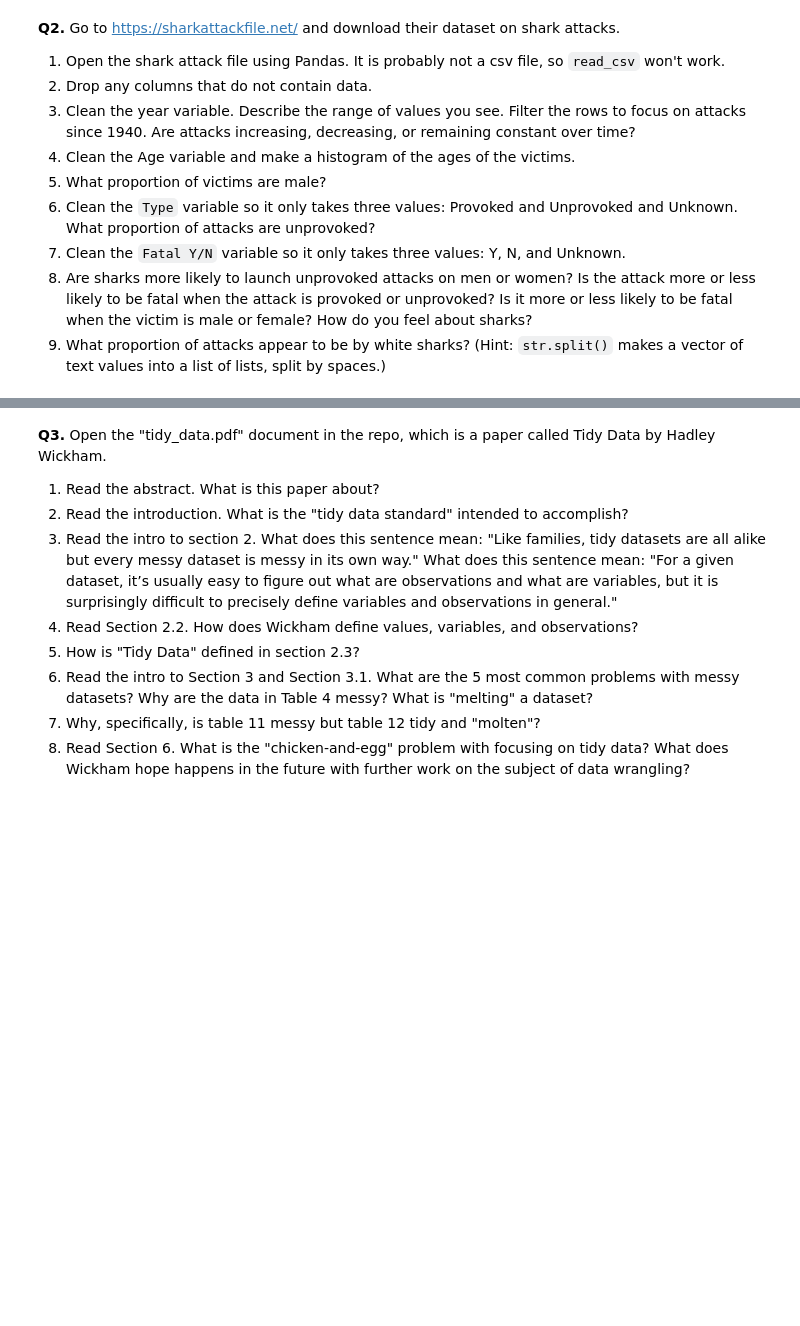
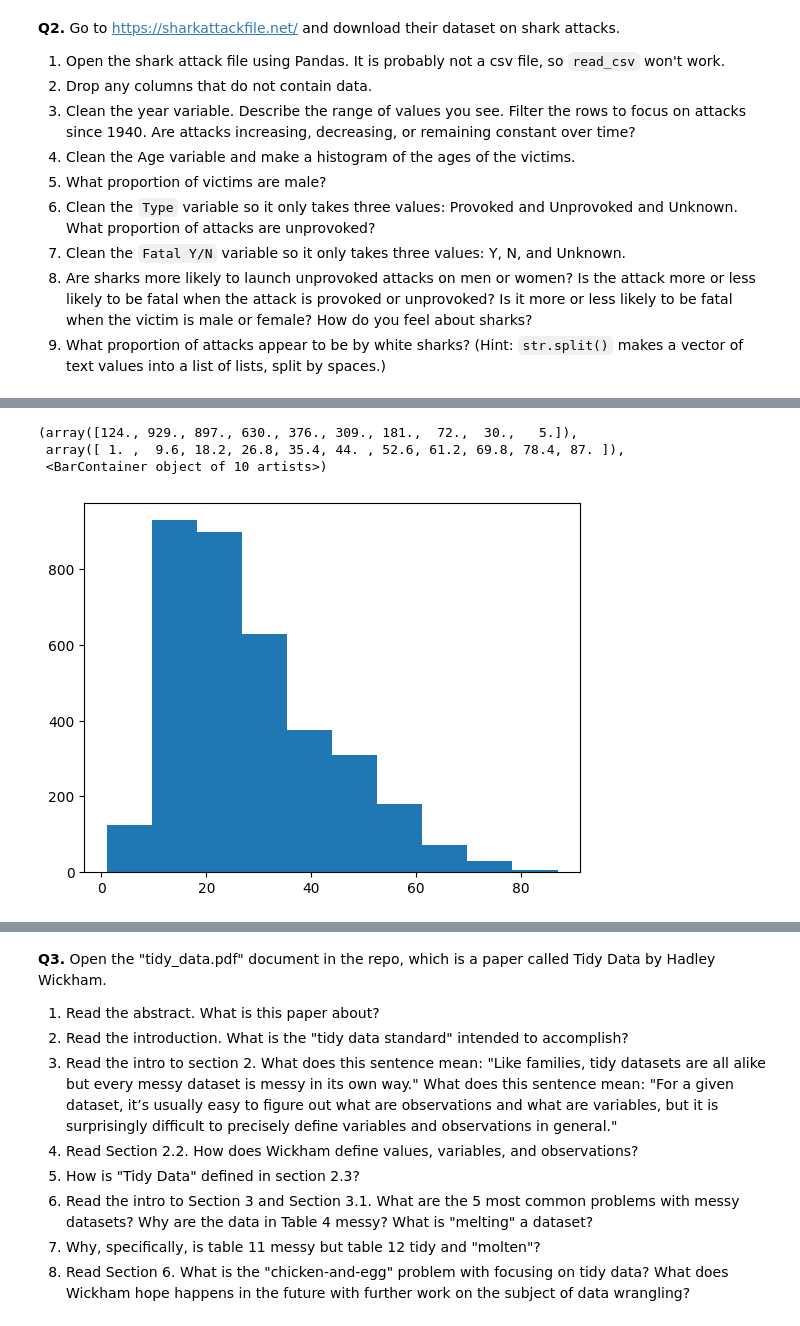
Before and after one commit to aileenkent/wrangling, a Jupyter notebook: assignment/assignment.ipynb, the cells around one changed output, grey strips where cells are left out. Drawn from its saved outputs; the diff is of its cells as text; code cells hidden in the pictures; blank space fills up the shorter version.

```diff
--- a/assignment/assignment.ipynb
+++ b/assignment/assignment.ipynb
@@ -277,0 +297,3 @@ justice_data['ImposedSentenceAllChargeInContactEvent'] > 12 && justice_data['Sen
+# %%
+shark_data = pd.read_excel('GSAF5.xls')
+shark_data.head()
@@ -277,0 +308,4 @@ justice_data['ImposedSentenceAllChargeInContactEvent'] > 12 && justice_data['Sen
+# %%
+shark_data = shark_data.drop(columns=['pdf', 'href formula', 'href', 'Case Number', 'Case Number.1', 'original order', 'Unnamed: 21', 'Unnamed: 22'])
+#dropping the columns that have no data
+shark_data.head()
@@ -277,0 +337,2 @@ justice_data['ImposedSentenceAllChargeInContactEvent'] > 12 && justice_data['Sen
+# %%
+shark_data = shark_data[shark_data['Year'] >= 1940.0]
@@ -277,0 +397,16 @@ justice_data['ImposedSentenceAllChargeInContactEvent'] > 12 && justice_data['Sen
+# %%
+#we are getting ride of the none numbers
+def cleaning(value):
+  value = str(value) # made it a string so could use the isdigit to filter out the random stuff
+  if value.isdigit():
+    return int(value)
+  else:
+    return np.nan
+# %%
+shark_data['Age'] = shark_data['Age'].apply(cleaning)
+plt.hist(shark_data['Age'])
+# %% [output]
+(array([124., 929., 897., 630., 376., 309., 181.,  72.,  30.,   5.]),
+ array([ 1. ,  9.6, 18.2, 26.8, 35.4, 44. , 52.6, 61.2, 69.8, 78.4, 87. ]),
+ <BarContainer object of 10 artists>)
+[figure, added]
```
Also changed, not shown: parts of 21 cells of this notebook.
